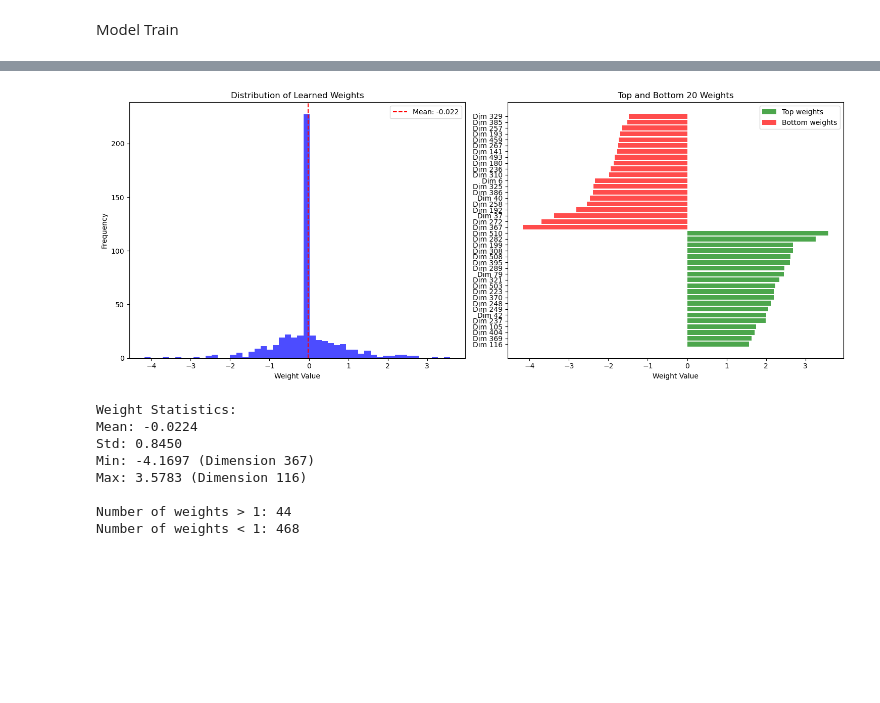
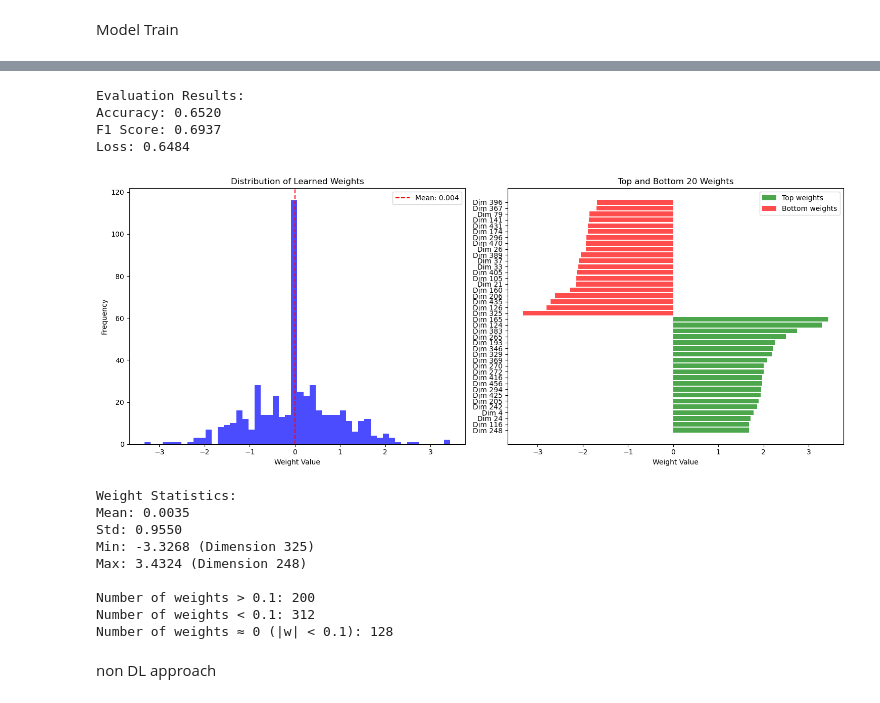
Before and after one commit to the-puzzler/simple-tuning-network-vectors-cosine, a Jupyter notebook: scripts/cosine_opt.ipynb, the cells around one changed output, grey strips where cells are left out. Cells and saved outputs as stored; diff of their text form; code cells hidden in the pictures; blank space fills up the shorter version.

```diff
--- a/scripts/cosine_opt.ipynb
+++ b/scripts/cosine_opt.ipynb
@@ -410,6 +551,6 @@ test_loader = DataLoader(test_dataset, batch_size=32, shuffle=False)
 
 model = EmbeddingWeights()
 # %%
-model = train_model(model, train_loader, test_loader, num_epochs=20)
+model = train_model(model, train_loader, test_loader, num_epochs=10)
 # %% [output]
 Epoch 1:
@@ -444,3 +584,20 @@ Loss: 0.6413
+# %%
+# Prepare evaluation data
+eval_pairs_data, _ = prepare_data(eval_pairs, eval_nonpairs, network_vector_df)
+eval_dataset = PairDataset(eval_pairs_data, embeddings)
+eval_loader = DataLoader(eval_dataset, batch_size=32, shuffle=False)
+
+# Run evaluation
+eval_acc, eval_f1, eval_loss = evaluate_model(model, eval_loader)
+print(f'Evaluation Results:')
+print(f'Accuracy: {eval_acc:.4f}')
+print(f'F1 Score: {eval_f1:.4f}')
+print(f'Loss: {eval_loss:.4f}')
+# %% [output]
+Evaluation Results:
+Accuracy: 0.6520
+F1 Score: 0.6937
+Loss: 0.6484
 # %%
 import matplotlib.pyplot as plt
 import seaborn as sns
@@ -463,43 +620,53 @@ plt.title('Distribution of Learned Weights')
 plt.xlabel('Weight Value')
 plt.ylabel('Frequency')
 plt.axvline(x=learned_weights.mean(), color='red', linestyle='--', label=f'Mean: {learned_weights.mean():.3f}')
 plt.legend()
 
 # Top/bottom weights plot
 plt.subplot(1, 2, 2)
 n_top = 20  # number of top/bottom weights to show
 
 # Plot top and bottom weights
 plt.barh(range(n_top), sorted_weights[-n_top:], color='green', alpha=0.7, label='Top weights')
 plt.barh(range(n_top, 2*n_top), sorted_weights[:n_top], color='red', alpha=0.7, label='Bottom weights')
 
 plt.yticks(range(2*n_top),
           [f'Dim {sorted_indices[-i-1]}' for i in range(n_top)] +
           [f'Dim {sorted_indices[i]}' for i in range(n_top)])
 plt.title(f'Top and Bottom {n_top} Weights')
 plt.xlabel('Weight Value')
 plt.legend()
 
 plt.tight_layout()
 plt.show()
 
 # Print some summary statistics
 print("\nWeight Statistics:")
 print(f"Mean: {learned_weights.mean():.4f}")
 print(f"Std: {learned_weights.std():.4f}")
 print(f"Min: {learned_weights.min():.4f} (Dimension {sorted_indices[0]})")
 print(f"Max: {learned_weights.max():.4f} (Dimension {sorted_indices[-1]})")
-print(f"\nNumber of weights > 1: {np.sum(learned_weights > 1)}")
-print(f"Number of weights < 1: {np.sum(learned_weights < 1)}")
+
+# Count weights approximately equal to 0
+epsilon = 0.1  # You can adjust this threshold as needed
+print(f"\nNumber of weights > {epsilon}: {np.sum(learned_weights > epsilon)}")
+print(f"Number of weights < {epsilon}: {np.sum(learned_weights < epsilon)}")
+
+
+zero_weights = np.sum(np.abs(learned_weights) < epsilon)
+print(f"Number of weights ≈ 0 (|w| < {epsilon}): {zero_weights}")
 # %% [output]
-[figure, old version]
+[figure, new version]
 Weight Statistics:
-Mean: -0.0224
-Std: 0.8450
-Min: -4.1697 (Dimension 367)
-Max: 3.5783 (Dimension 116)
+Mean: 0.0035
+Std: 0.9550
+Min: -3.3268 (Dimension 325)
+Max: 3.4324 (Dimension 248)
 
-Number of weights > 1: 44
-Number of weights < 1: 468
+Number of weights > 0.1: 200
+Number of weights < 0.1: 312
+Number of weights ≈ 0 (|w| < 0.1): 128
 # %%
 np.save('learned_cosine_weights.npy', learned_weights)
+# %% [markdown]
+non DL approach
```
Also changed, not shown: parts of 7 cells of this notebook, 2 other files.
